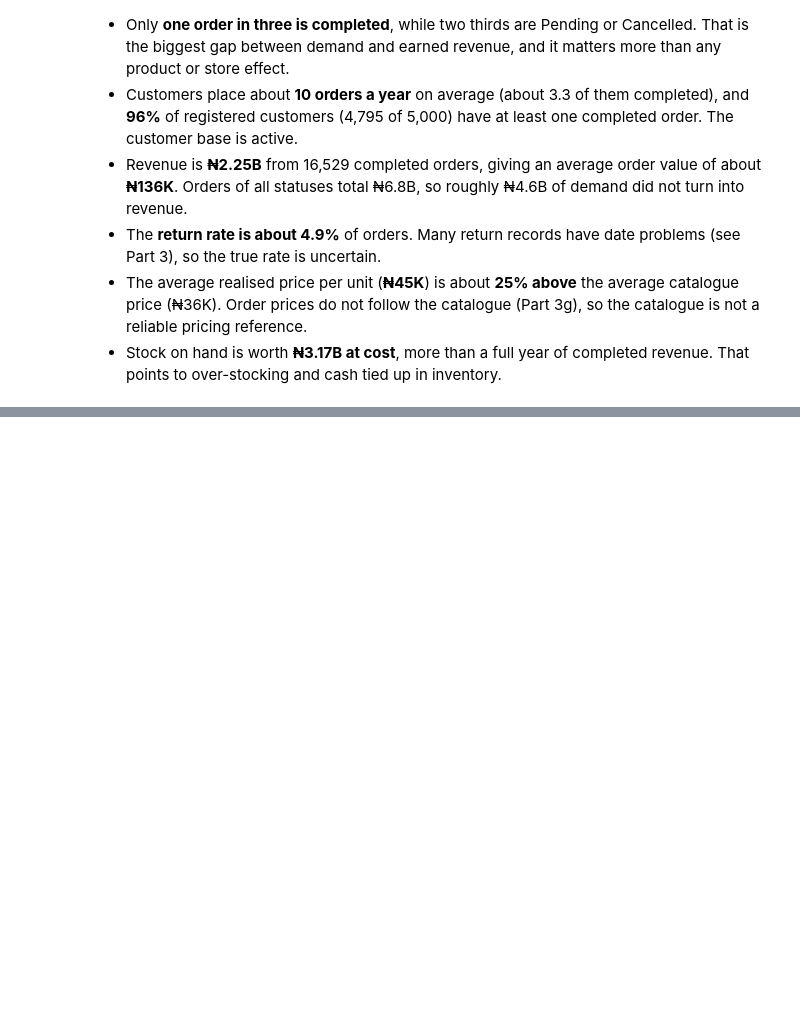
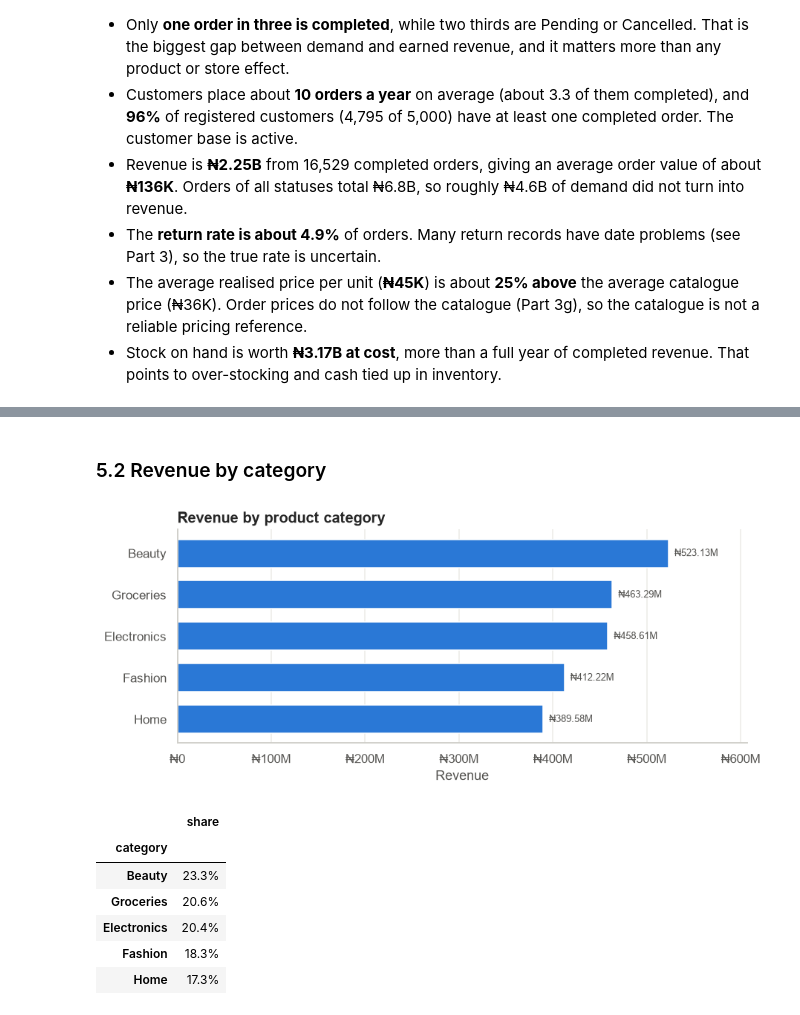
Before and after one commit to Mo-lemi/AnalystLab-Africa-Data-Science, a Jupyter notebook: Week1_DataScience_Project/Week1_EDA.ipynb, the cells around one changed output, grey strips where cells are left out. Cells and saved outputs as stored; diff of their text form; code cells hidden in the pictures; blank space fills up the shorter version.

```diff
--- a/Week1_DataScience_Project/Week1_EDA.ipynb
+++ b/Week1_DataScience_Project/Week1_EDA.ipynb
@@ -873,0 +934,17 @@ clean["customers"][["age"]].describe().T
+# %% [markdown]
+### 5.2 Revenue by category
+# %%
+cat_rev = completed.groupby("category", observed=True)["net_sales"].sum()
+fig, ax = plt.subplots(figsize=(9, 3.4))
+barh_ranked(cat_rev, "Revenue by product category", ax=ax)
+save_fig(fig, "02_revenue_by_category")
+(cat_rev / cat_rev.sum()).sort_values(ascending=False).to_frame("share").style.format("{:.1%}")
+# %% [output]
+[figure, added]
+|  | share |
+| category |  |
+| Beauty | 23.3% |
+| Groceries | 20.6% |
+| Electronics | 20.4% |
+| Fashion | 18.3% |
+| Home | 17.3% |
```
Also changed, not shown: parts of 20 cells of this notebook, 10 other files.
